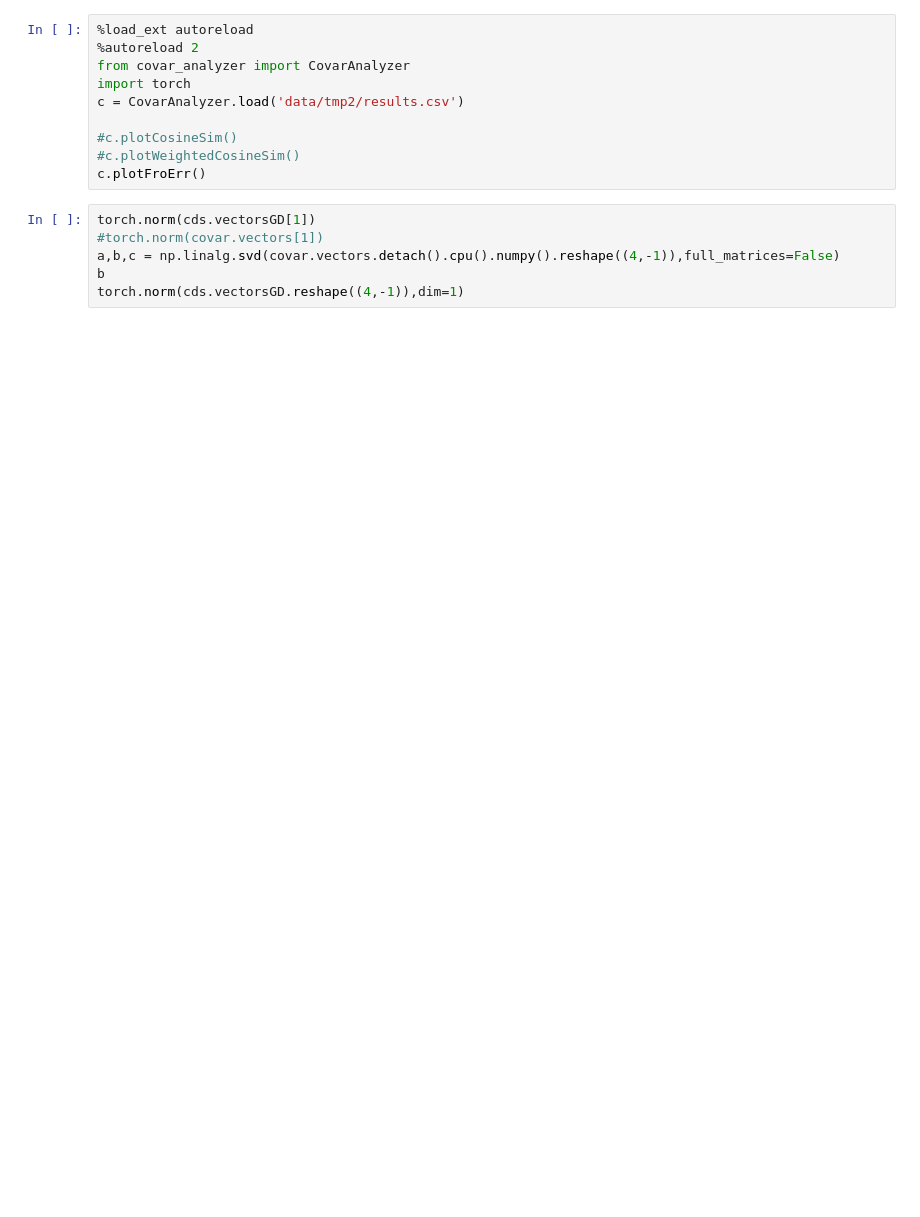
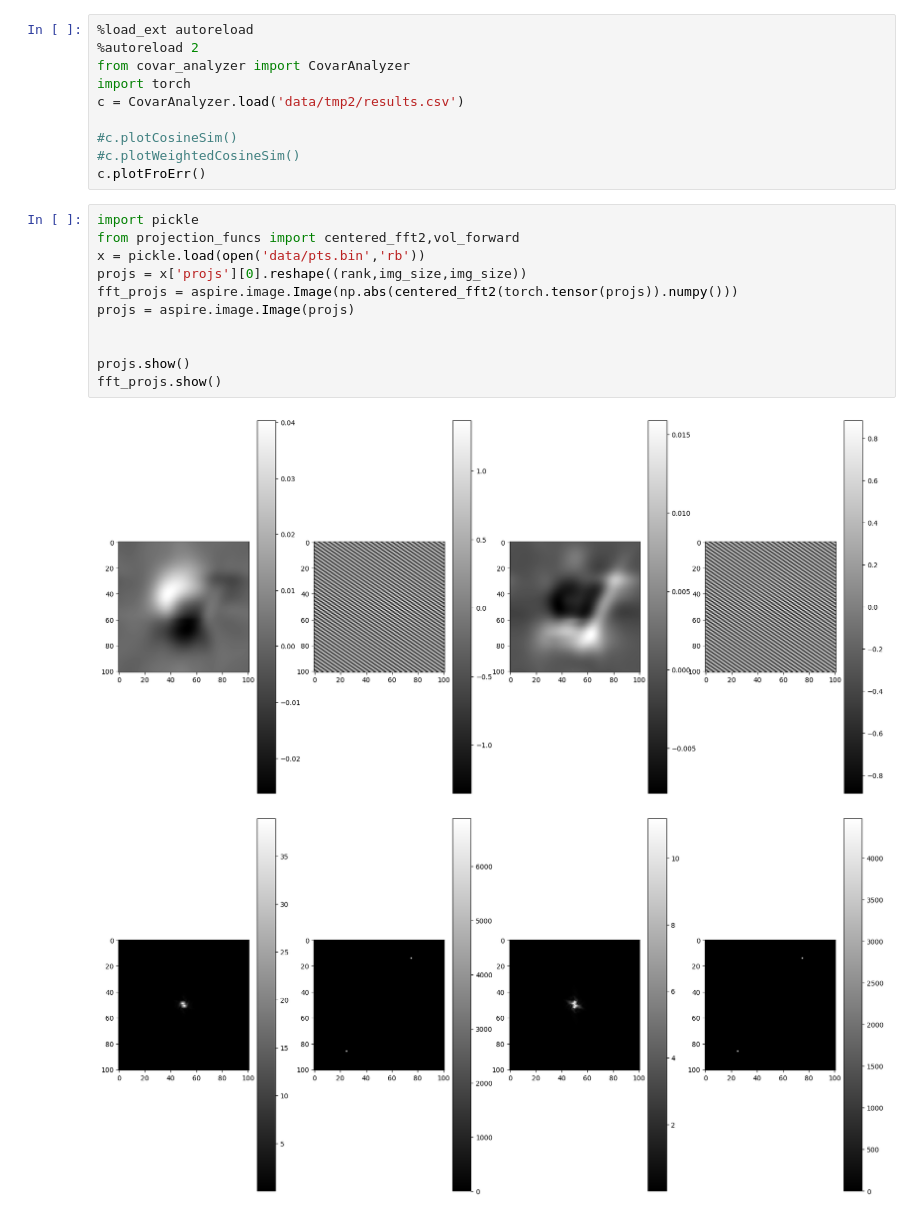
Before and after one commit to RoeyYadgar/3DCovarEstimation, a Jupyter notebook: jupy_test.ipynb, the cells around one changed output. Drawn from its saved outputs; the diff is of its cells as text; blank space fills up the shorter version.

Commit message:
continued looking for issue with nufft giving bad results - seems to be caused in specific images and only while using DDP, specific pair of points seem to get high amplitudes in nufft execution

```diff
--- a/jupy_test.ipynb
+++ b/jupy_test.ipynb
@@ -77,9 +88,17 @@ c = CovarAnalyzer.load('data/tmp2/results.csv')
 #c.plotCosineSim()
 #c.plotWeightedCosineSim()
 c.plotFroErr()
-# %%
-torch.norm(cds.vectorsGD[1])
-#torch.norm(covar.vectors[1])
-a,b,c = np.linalg.svd(covar.vectors.detach().cpu().numpy().reshape((4,-1)),full_matrices=False)
-b
-torch.norm(cds.vectorsGD.reshape((4,-1)),dim=1)
+# %%
+import pickle
+from projection_funcs import centered_fft2,vol_forward
+x = pickle.load(open('data/pts.bin','rb'))
+projs = x['projs'][0].reshape((rank,img_size,img_size))
+fft_projs = aspire.image.Image(np.abs(centered_fft2(torch.tensor(projs)).numpy()))
+projs = aspire.image.Image(projs)
+
+
+projs.show()
+fft_projs.show()
+# %% [output]
+[figure, added]
+[figure, added]
```
Also changed, not shown: parts of 7 cells of this notebook, 1 other file.
